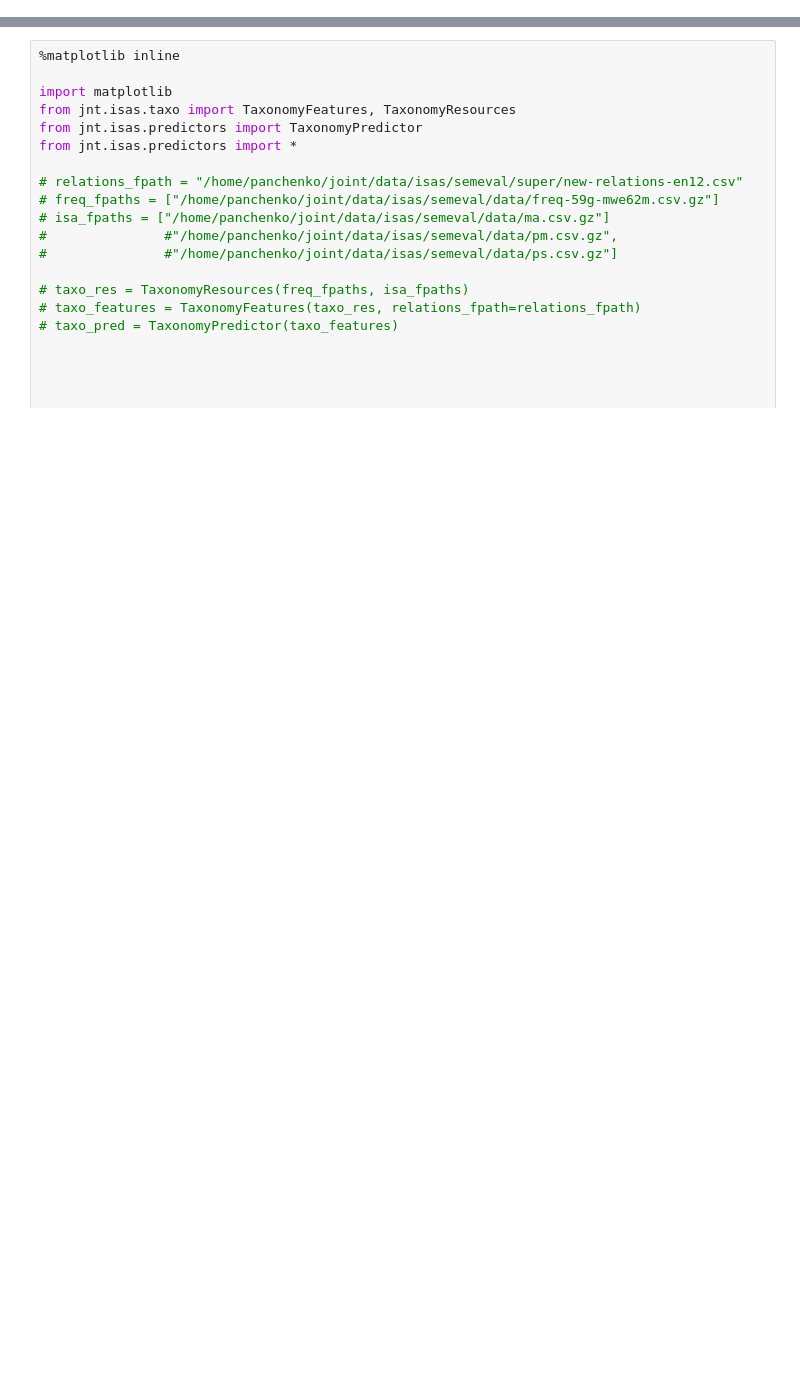
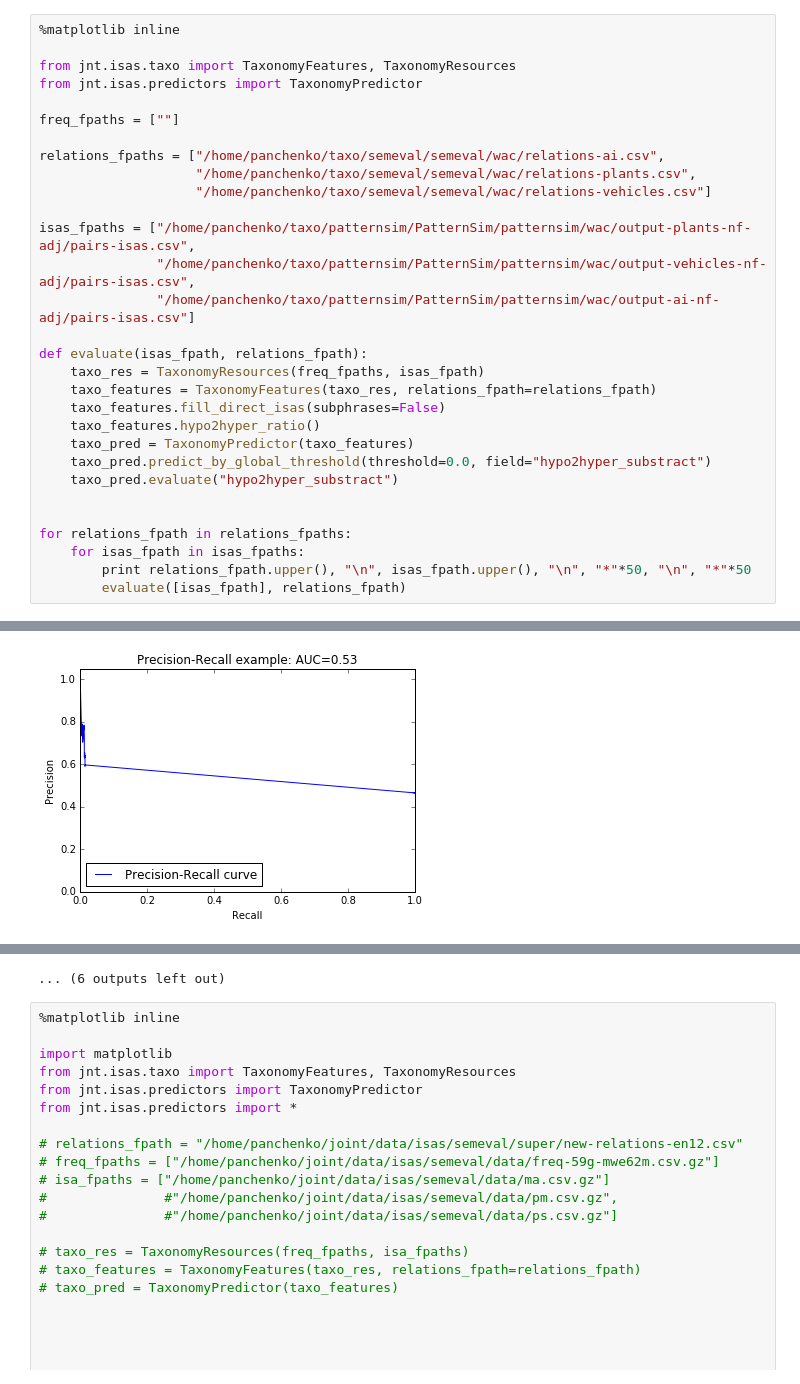
Before and after one commit to uhh-lt/taxi, a Jupyter notebook: WAC.ipynb, the cells around one changed output, grey strips where cells are left out. Saved outputs shown, nothing was run; the diff lists cells and outputs as text; blank space fills up the shorter version.

```diff
--- a/WAC.ipynb
+++ b/WAC.ipynb
@@ -174,0 +337,31 @@ avg / total       0.97      0.97      0.97    131432
+# %%
+%matplotlib inline
+
+from jnt.isas.taxo import TaxonomyFeatures, TaxonomyResources
+from jnt.isas.predictors import TaxonomyPredictor
+
+freq_fpaths = [""]
+
+relations_fpaths = ["/home/panchenko/taxo/semeval/semeval/wac/relations-ai.csv",
+                    "/home/panchenko/taxo/semeval/semeval/wac/relations-plants.csv",
+                    "/home/panchenko/taxo/semeval/semeval/wac/relations-vehicles.csv"]
+
+isas_fpaths = ["/home/panchenko/taxo/patternsim/PatternSim/patternsim/wac/output-plants-nf-adj/pairs-isas.csv",
+               "/home/panchenko/taxo/patternsim/PatternSim/patternsim/wac/output-vehicles-nf-adj/pairs-isas.csv",
+               "/home/panchenko/taxo/patternsim/PatternSim/patternsim/wac/output-ai-nf-adj/pairs-isas.csv"]
+
+def evaluate(isas_fpath, relations_fpath):
+    taxo_res = TaxonomyResources(freq_fpaths, isas_fpath)
+    taxo_features = TaxonomyFeatures(taxo_res, relations_fpath=relations_fpath)
+    taxo_features.fill_direct_isas(subphrases=False)
+    taxo_features.hypo2hyper_ratio()
+    taxo_pred = TaxonomyPredictor(taxo_features)
+    taxo_pred.predict_by_global_threshold(threshold=0.0, field="hypo2hyper_substract")
+    taxo_pred.evaluate("hypo2hyper_substract")
+
+
+for relations_fpath in relations_fpaths:
+    for isas_fpath in isas_fpaths:
+        print relations_fpath.upper(), "\n", isas_fpath.upper(), "\n", "*"*50, "\n", "*"*50
+        evaluate([isas_fpath], relations_fpath)
+# %% [output]
@@ -174,0 +385 @@ avg / total       0.97      0.97      0.97    131432
+[figure, added]
@@ -175,3 +476,4 @@ avg / total       0.97      0.97      0.97    131432
+... (6 outputs left out)
 # %%
 %matplotlib inline
 
```
Also changed, not shown: parts of 7 cells of this notebook, 25 other files.
